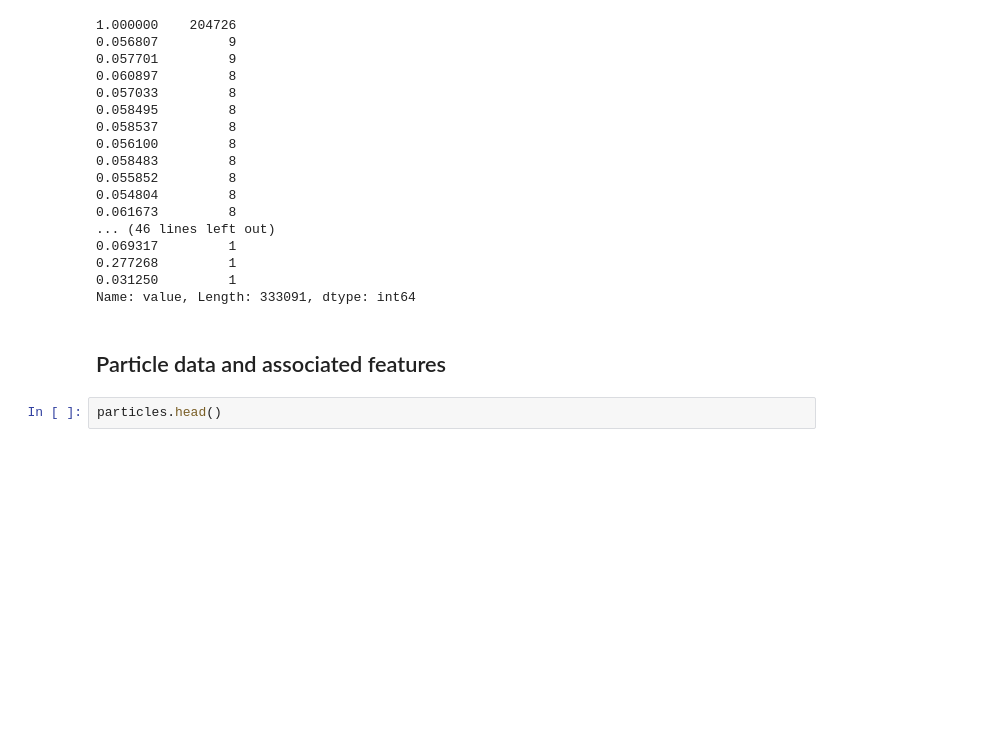
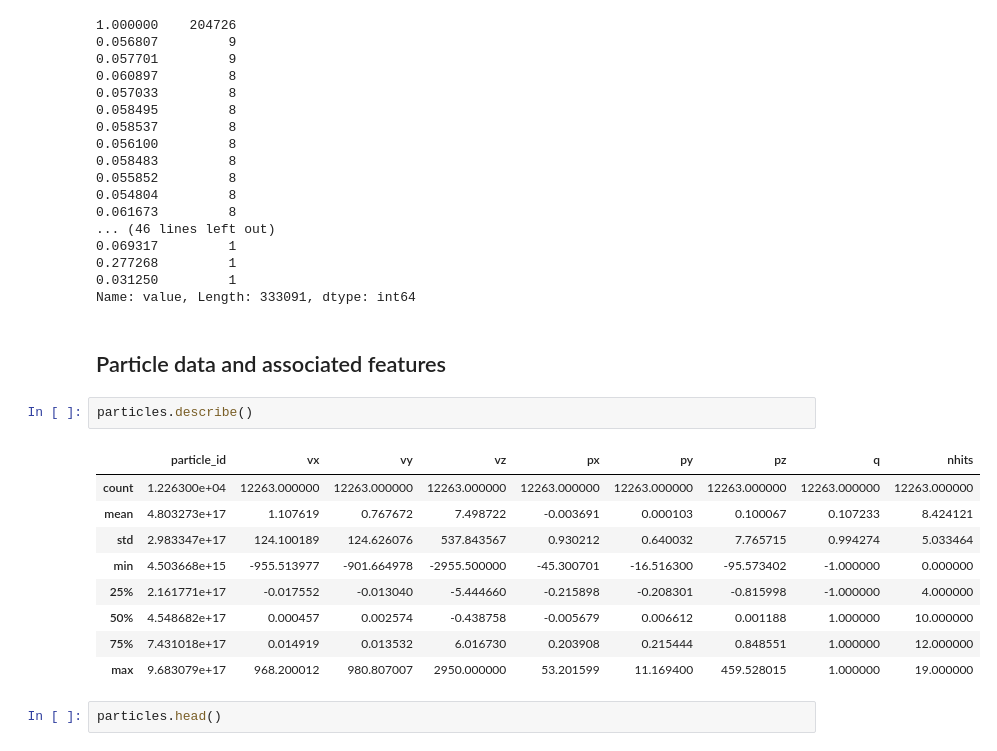
Before and after one commit to Doncurt/TrackML-Challege, a Jupyter notebook: Descriptive Statistics and EDA.ipynb, the cells around one changed output. Cells and saved outputs as stored; diff of their text form; blank space fills up the shorter version.

```diff
--- a/Descriptive Statistics and EDA.ipynb
+++ b/Descriptive Statistics and EDA.ipynb
@@ -203,6 +227,18 @@ cells['value'].value_counts()
 Name: value, Length: 333091, dtype: int64
 # %% [markdown]
 ## Particle data and associated features
+# %%
+particles.describe()
+# %% [output]
+|  | particle_id | vx | vy | vz | px | py | pz | q | nhits |
+| count | 1.226300e+04 | 12263.000000 | 12263.000000 | 12263.000000 | 12263.000000 | 12263.000000 | 12263.000000 | 12263.000000 | 12263.000000 |
+| mean | 4.803273e+17 | 1.107619 | 0.767672 | 7.498722 | -0.003691 | 0.000103 | 0.100067 | 0.107233 | 8.424121 |
+| std | 2.983347e+17 | 124.100189 | 124.626076 | 537.843567 | 0.930212 | 0.640032 | 7.765715 | 0.994274 | 5.033464 |
+| min | 4.503668e+15 | -955.513977 | -901.664978 | -2955.500000 | -45.300701 | -16.516300 | -95.573402 | -1.000000 | 0.000000 |
+| 25% | 2.161771e+17 | -0.017552 | -0.013040 | -5.444660 | -0.215898 | -0.208301 | -0.815998 | -1.000000 | 4.000000 |
+| 50% | 4.548682e+17 | 0.000457 | 0.002574 | -0.438758 | -0.005679 | 0.006612 | 0.001188 | 1.000000 | 10.000000 |
+| 75% | 7.431018e+17 | 0.014919 | 0.013532 | 6.016730 | 0.203908 | 0.215444 | 0.848551 | 1.000000 | 12.000000 |
+| max | 9.683079e+17 | 968.200012 | 980.807007 | 2950.000000 | 53.201599 | 11.169400 | 459.528015 | 1.000000 | 19.000000 |
 # %%
 particles.head()
 # %% [output]
```
Also changed, not shown: parts of 3 cells of this notebook, 1 other file.
